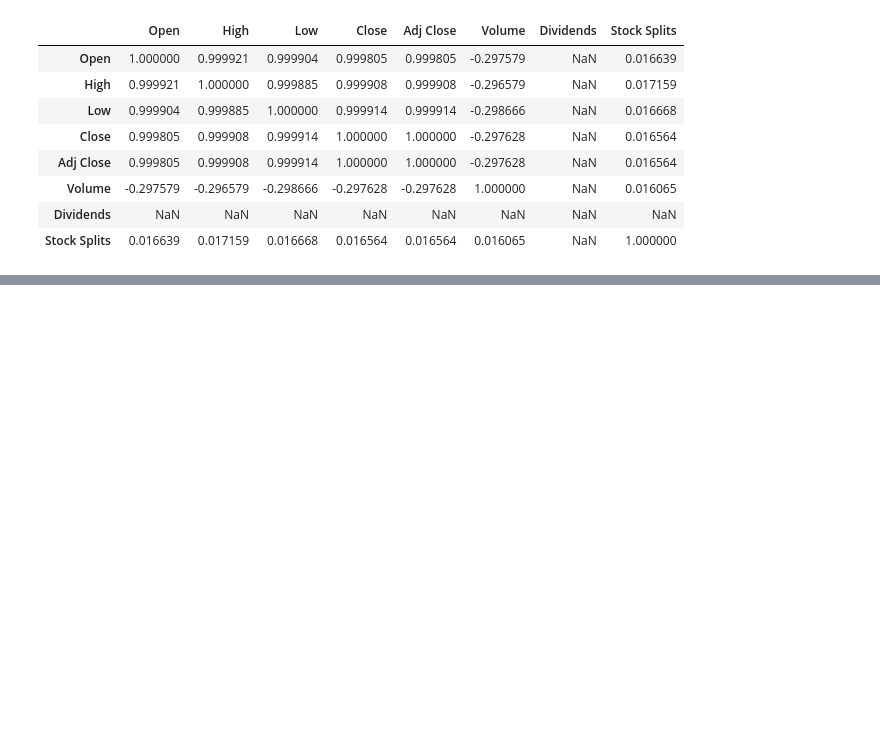
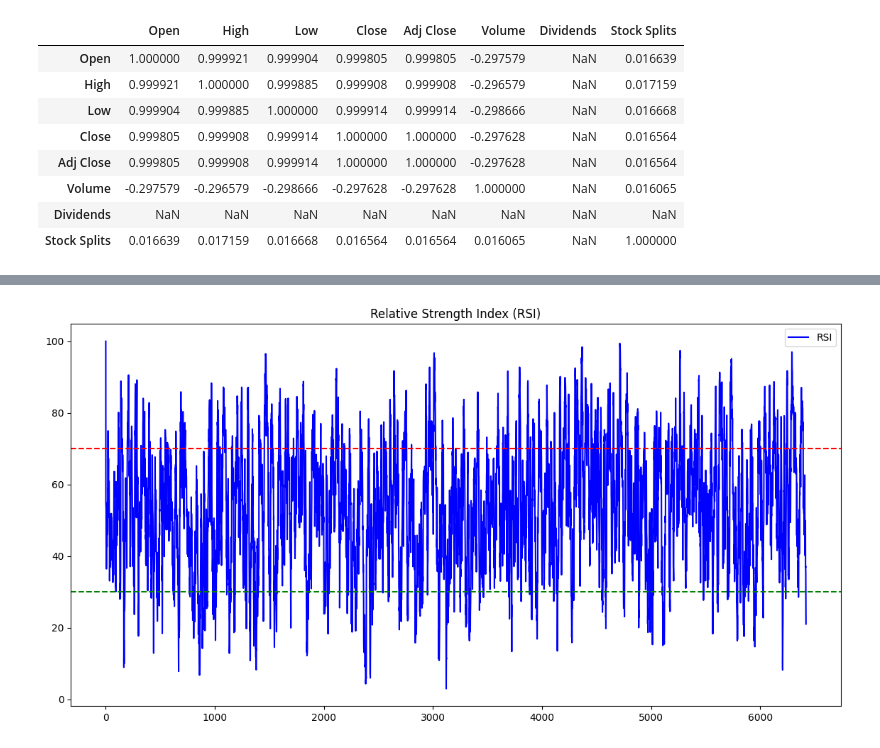
Before and after one commit to robegetachew/kaim-week1, a Jupyter notebook: notebooks/Quantitative_analysis.ipynb, the cells around one changed output, grey strips where cells are left out. Drawn from its saved outputs; the diff is of its cells as text; code cells hidden in the pictures; blank space fills up the shorter version.

```diff
--- a/notebooks/Quantitative_analysis.ipynb
+++ b/notebooks/Quantitative_analysis.ipynb
@@ -128,0 +201,49 @@ data.corr()
+# %%
+import pandas as pd
+import numpy as np
+import matplotlib.pyplot as plt
+
+# Load your data
+df = pd.read_csv(r'C:\Users\Dagi\Documents\KAIM\Week 1\Financial-News-Sentiment-Stock-Market-Correlation-Analysis\data\yfinance_data\NVDA_historical_data.csv')
+
+# Calculate RSI
+def calculate_rsi(df, period=14):
+    close = df['Close']
+    delta = close.diff()
+
+    gain = (delta.where(delta > 0, 0))
+    loss = (-delta.where(delta < 0, 0))
+
+    avg_gain = gain.rolling(window=period, min_periods=1).mean()
+    avg_loss = loss.rolling(window=period, min_periods=1).mean()
+
+    rs = avg_gain / avg_loss
+    rsi = 100 - (100 / (1 + rs))
+
+    df['RSI'] = rsi
+    return df
+
+# Calculate MACD
+def calculate_macd(df, short_period=12, long_period=26, signal_period=9):
+    df['12_EMA'] = df['Close'].ewm(span=short_period, adjust=False).mean()
+    df['26_EMA'] = df['Close'].ewm(span=long_period, adjust=False).mean()
+
+    df['MACD'] = df['12_EMA'] - df['26_EMA']
+    df['Signal_Line'] = df['MACD'].ewm(span=signal_period, adjust=False).mean()
+
+    return df
+
+# Apply RSI and MACD functions
+df = calculate_rsi(df)
+df = calculate_macd(df)
+
+# Plot RSI
+plt.figure(figsize=(14, 7))
+plt.plot(df['RSI'], label='RSI', color='blue')
+plt.axhline(70, color='red', linestyle='--')
+plt.axhline(30, color='green', linestyle='--')
+plt.title('Relative Strength Index (RSI)')
+plt.legend()
+plt.show()
+# %% [output]
+[figure, added]
```
Also changed, not shown: parts of 6 cells of this notebook.
